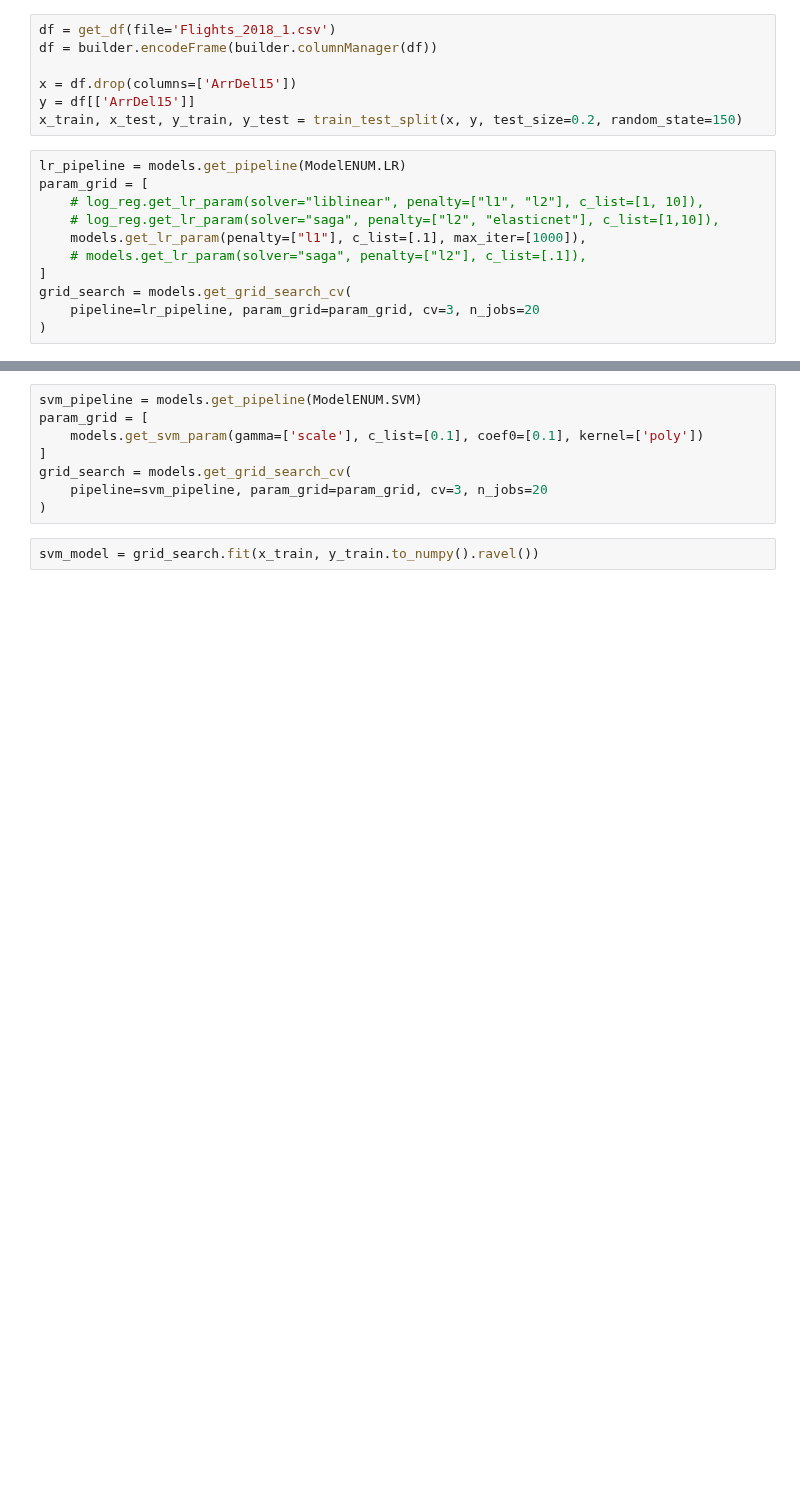
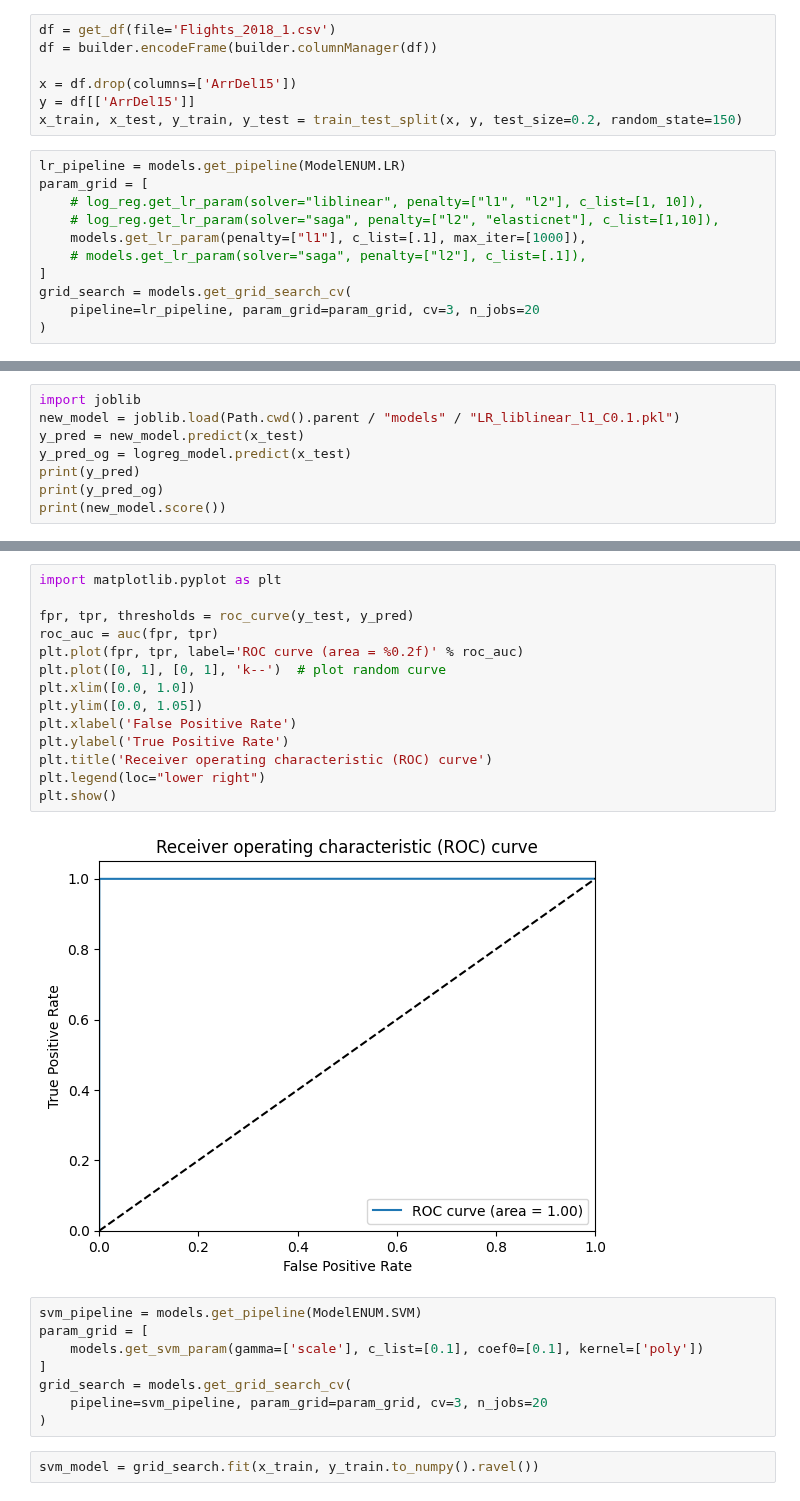
Before and after one commit to Noobify2012/CS6140-final-project, a Jupyter notebook: exploration/test.ipynb, the cells around one changed output, grey strips where cells are left out. Cells and saved outputs as stored; diff of their text form; blank space fills up the shorter version.

Commit message:
getting models.py working for LR and SVM, and getting some initial testing for ROC, AUC

```diff
--- a/exploration/test.ipynb
+++ b/exploration/test.ipynb
@@ -33,0 +57,8 @@ logreg_model = grid_search.fit(x_train, y_train.to_numpy().ravel())
+# %%
+import joblib
+new_model = joblib.load(Path.cwd().parent / "models" / "LR_liblinear_l1_C0.1.pkl")
+y_pred = new_model.predict(x_test)
+y_pred_og = logreg_model.predict(x_test)
+print(y_pred)
+print(y_pred_og)
+print(new_model.score())
@@ -34,3 +78,19 @@ logreg_model = grid_search.fit(x_train, y_train.to_numpy().ravel())
+# %%
+import matplotlib.pyplot as plt
+
+fpr, tpr, thresholds = roc_curve(y_test, y_pred)
+roc_auc = auc(fpr, tpr)
+plt.plot(fpr, tpr, label='ROC curve (area = %0.2f)' % roc_auc)
+plt.plot([0, 1], [0, 1], 'k--')  # plot random curve
+plt.xlim([0.0, 1.0])
+plt.ylim([0.0, 1.05])
+plt.xlabel('False Positive Rate')
+plt.ylabel('True Positive Rate')
+plt.title('Receiver operating characteristic (ROC) curve')
+plt.legend(loc="lower right")
+plt.show()
+# %% [output]
+[figure, added]
 # %%
 svm_pipeline = models.get_pipeline(ModelENUM.SVM)
 param_grid = [
```
Also changed, not shown: parts of 6 cells of this notebook, 3 other files.
